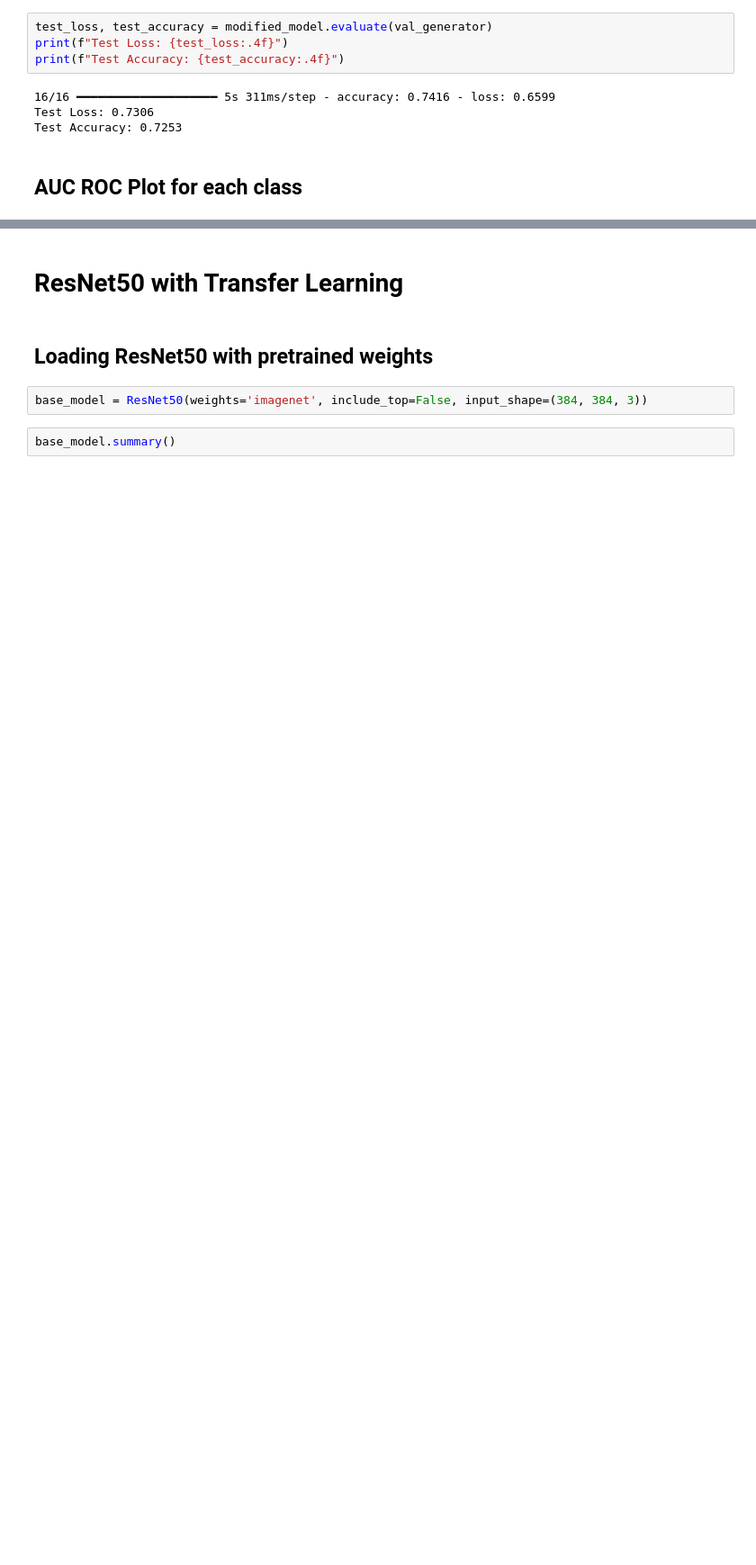
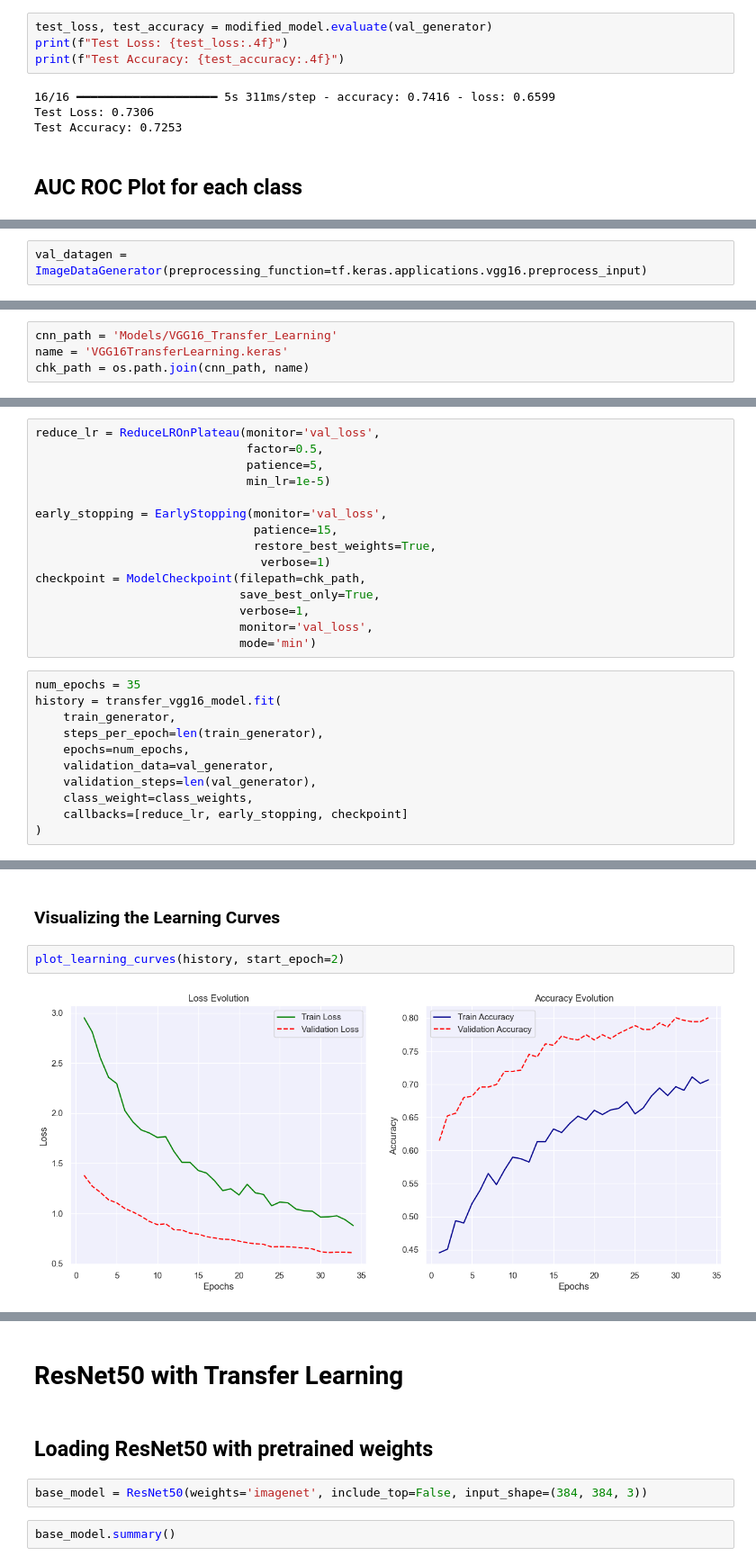
Before and after one commit to parasgodhani01/waste_classification, a Jupyter notebook: waste_Classification.ipynb, the cells around one changed output, grey strips where cells are left out. Shown at 90% size. Saved outputs shown, nothing was run; the diff lists cells and outputs as text; blank space fills up the shorter version.

```diff
--- a/waste_Classification.ipynb
+++ b/waste_Classification.ipynb
@@ -870,0 +913,2 @@ plt.show()
+# %%
+val_datagen = ImageDataGenerator(preprocessing_function=tf.keras.applications.vgg16.preprocess_input)
@@ -870,0 +940,4 @@ plt.show()
+# %%
+cnn_path = 'Models/VGG16_Transfer_Learning'
+name = 'VGG16TransferLearning.keras'
+chk_path = os.path.join(cnn_path, name)
@@ -870,0 +946,26 @@ plt.show()
+# %%
+reduce_lr = ReduceLROnPlateau(monitor='val_loss',
+                              factor=0.5,
+                              patience=5,
+                              min_lr=1e-5)
+
+early_stopping = EarlyStopping(monitor='val_loss',
+                               patience=15,
+                               restore_best_weights=True,
+                                verbose=1)
+checkpoint = ModelCheckpoint(filepath=chk_path,
+                             save_best_only=True,
+                             verbose=1,
+                             monitor='val_loss',
+                             mode='min')
+# %%
+num_epochs = 35
+history = transfer_vgg16_model.fit(
+    train_generator,
+    steps_per_epoch=len(train_generator),
+    epochs=num_epochs,
+    validation_data=val_generator,
+    validation_steps=len(val_generator),
+    class_weight=class_weights,
+    callbacks=[reduce_lr, early_stopping, checkpoint]
+)
@@ -870,0 +998,6 @@ plt.show()
+# %% [markdown]
+### Visualizing the Learning Curves
+# %%
+plot_learning_curves(history, start_epoch=2)
+# %% [output]
+[figure, added]
```
Also changed, not shown: parts of 31 cells of this notebook.
